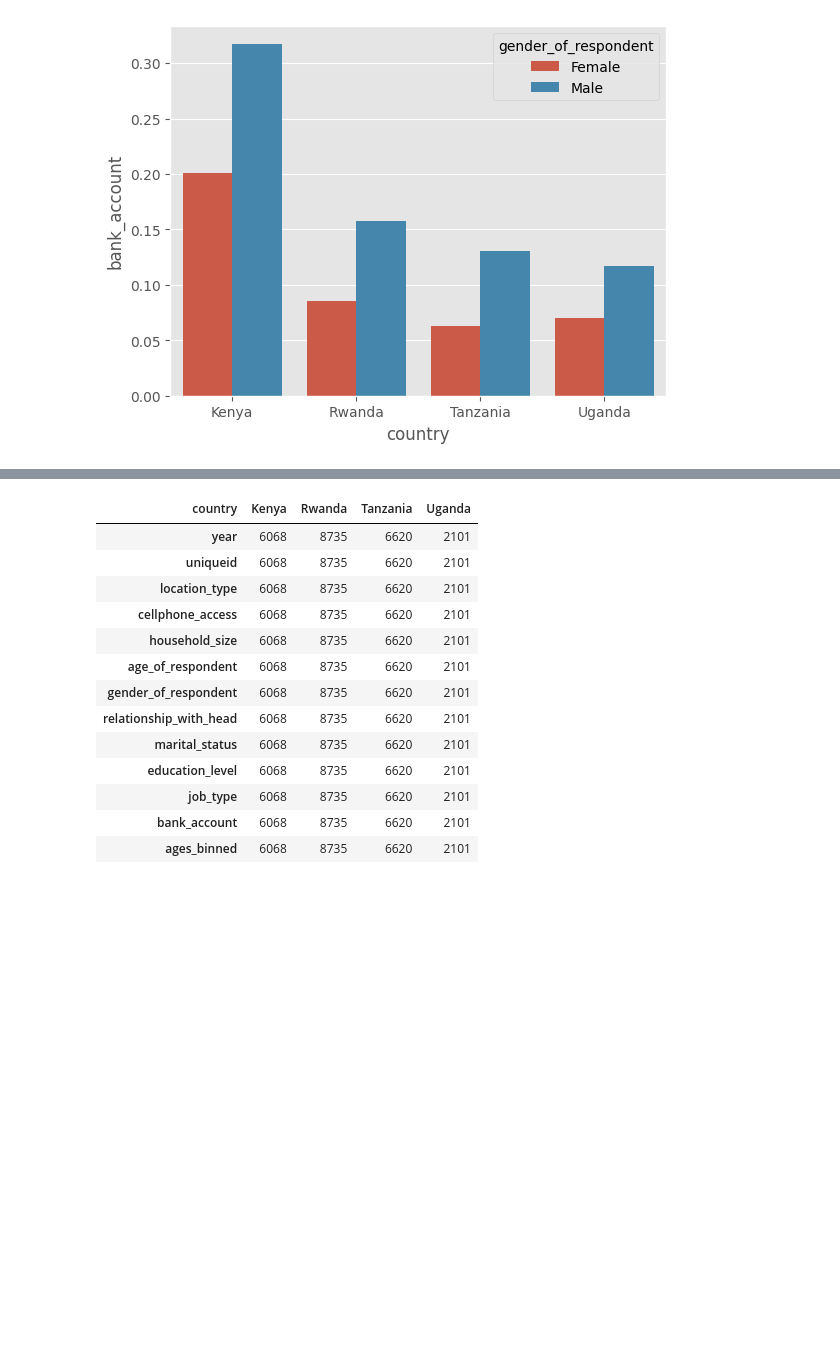
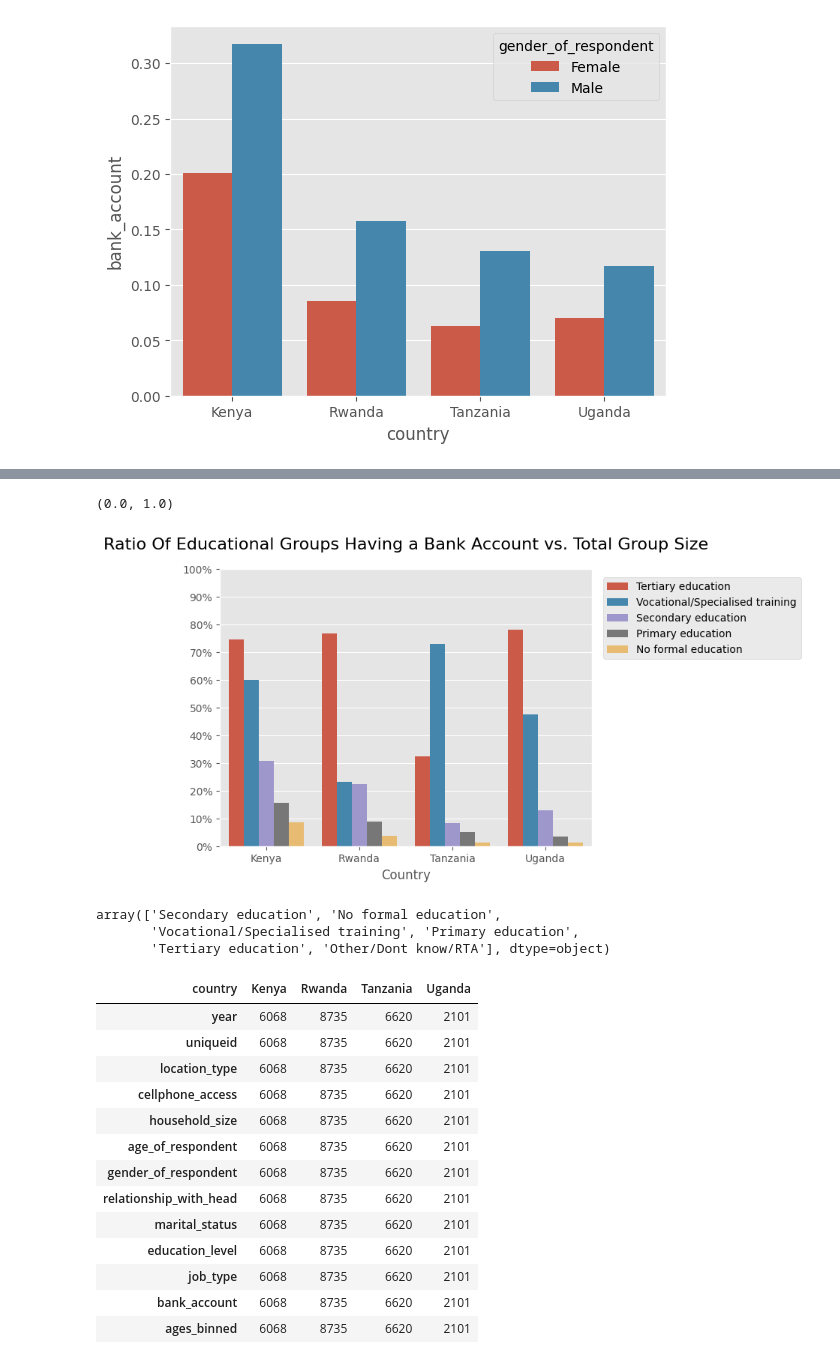
Before and after one commit to ShahiW/Financial-Inclusion-Project, a Jupyter notebook: 5_FeatureEngineering.ipynb, the cells around one changed output, grey strips where cells are left out. Cells and saved outputs as stored; diff of their text form; code cells hidden in the pictures; blank space fills up the shorter version.

```diff
--- a/5_FeatureEngineering.ipynb
+++ b/5_FeatureEngineering.ipynb
@@ -172,3 +182,26 @@ dtype: float64
+# %%
+import numpy as np
+
+hue = ['Tertiary education', 'Vocational/Specialised training', 'Secondary education','Primary education', 'No formal education']
+
+ax10 = sns.barplot(data=df,x='country', y = 'bank_account', hue = 'education_level', hue_order= hue, errorbar=None)
+plt.title('Ratio Of Educational Groups Having a Bank Account vs. Total Group Size', loc = 'center', y=1.05, fontsize = 16 )
+plt.legend(bbox_to_anchor=(1.03, 0.97), loc='upper left', borderaxespad=0)
+ax10.yaxis.set_major_formatter(mtick.PercentFormatter(1.0))
+plt.yticks(np.arange(0, 1.1, 0.1))
+plt.xlabel('Country')
+plt.ylabel('')
+plt.ylim((0, 1))
+#plt.title('Season Winners Goal and Win Regression', y=1.3, fontsize = 16);
+# %% [output]
+(0.0, 1.0)
+[figure, added]
+# %%
+df.education_level.unique()
+# %% [output]
+array(['Secondary education', 'No formal education',
+       'Vocational/Specialised training', 'Primary education',
+       'Tertiary education', 'Other/Dont know/RTA'], dtype=object)
 # %%
 df.groupby(by='country').count().T
 # %% [output]
```
Also changed, not shown: parts of 2 cells of this notebook, 2 other files.
